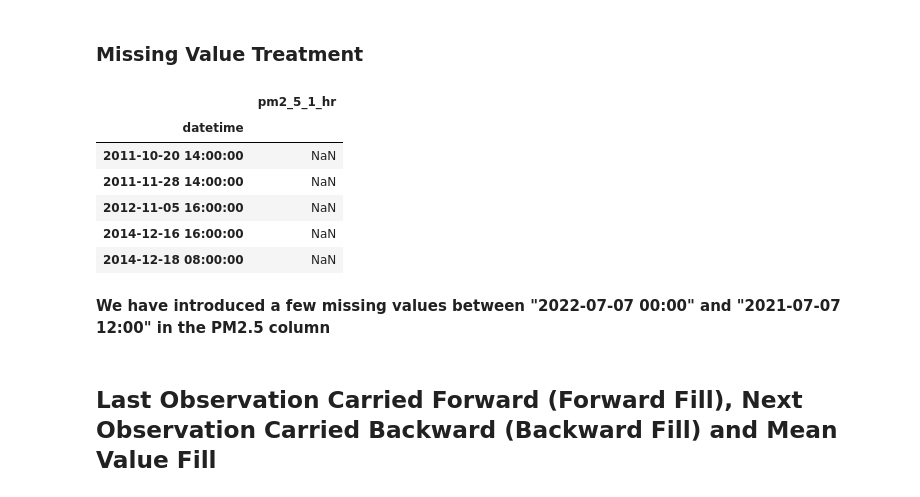
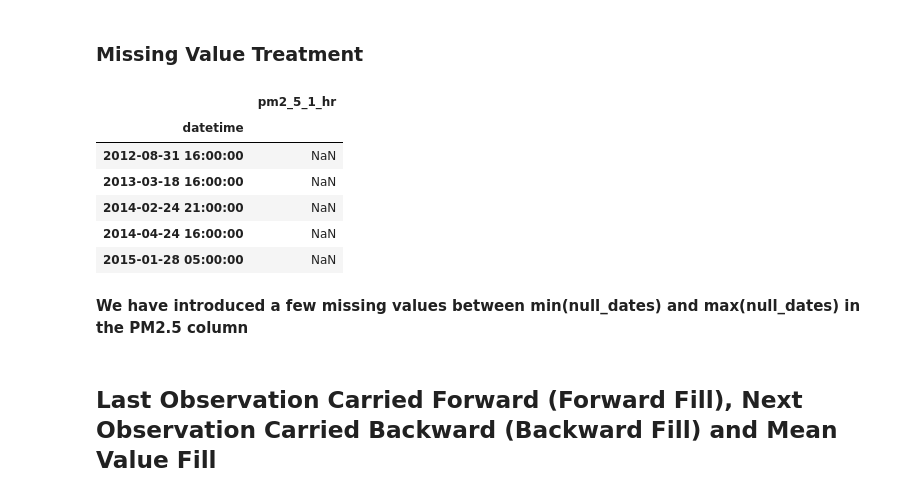
Before and after one commit to PacktPublishing/Modern-Time-Series-Forecasting-with-Python-2E, a Jupyter notebook: notebooks/Chapter02/01 - Pandas Refresher & Missing Values Treatment.ipynb, the cells around one changed output. Cells and saved outputs as stored; diff of their text form; code cells hidden in the pictures.

```diff
--- a/notebooks/Chapter02/01 - Pandas Refresher & Missing Values Treatment.ipynb
+++ b/notebooks/Chapter02/01 - Pandas Refresher & Missing Values Treatment.ipynb
@@ -335,20 +332,18 @@ def format_plot(fig, legends, font_size=15, title_font_size=20):
     )
     return fig
 # %%
-df = pd.read_csv("https://www.data.act.gov.au/resource/94a5-zqnn.csv", sep=",")
+df = pd.read_csv("notebooks/Chapter02/au_airquality.csv", sep=",")
 #Selecting one location and pm2.5
 df = df.loc[df.name=="Monash", ['datetime', 'pm2_5_1_hr']]
 df.datetime = pd.to_datetime(df.datetime)
 df.sort_values("datetime", inplace=True)
 df.set_index("datetime", inplace=True)
-# introducing a missing value by nulling out the values
-df.loc["2022-07-07 7:00":"2022-07-07 09:00", "pm2_5_1_hr"] = np.nan
 df.head()
 # %% [output]
 |  | pm2_5_1_hr |
 | datetime |  |
-| 2011-10-20 14:00:00 | NaN |
-| 2011-11-28 14:00:00 | NaN |
-| 2012-11-05 16:00:00 | NaN |
-| 2014-12-16 16:00:00 | NaN |
-| 2014-12-18 08:00:00 | NaN |
+| 2012-08-31 16:00:00 | NaN |
+| 2013-03-18 16:00:00 | NaN |
+| 2014-02-24 21:00:00 | NaN |
+| 2014-04-24 16:00:00 | NaN |
+| 2015-01-28 05:00:00 | NaN |
@@ -355,3 +355,3 @@ df.head()
 # %% [markdown]
-**We have introduced a few missing values between "2022-07-07 00:00" and "2021-07-07 12:00" in the PM2.5 column**
+**We have introduced a few missing values between min(null_dates)  and max(null_dates) in the PM2.5 column**
 # %%
```
Also changed, not shown: parts of 13 cells of this notebook, 39 other files.
